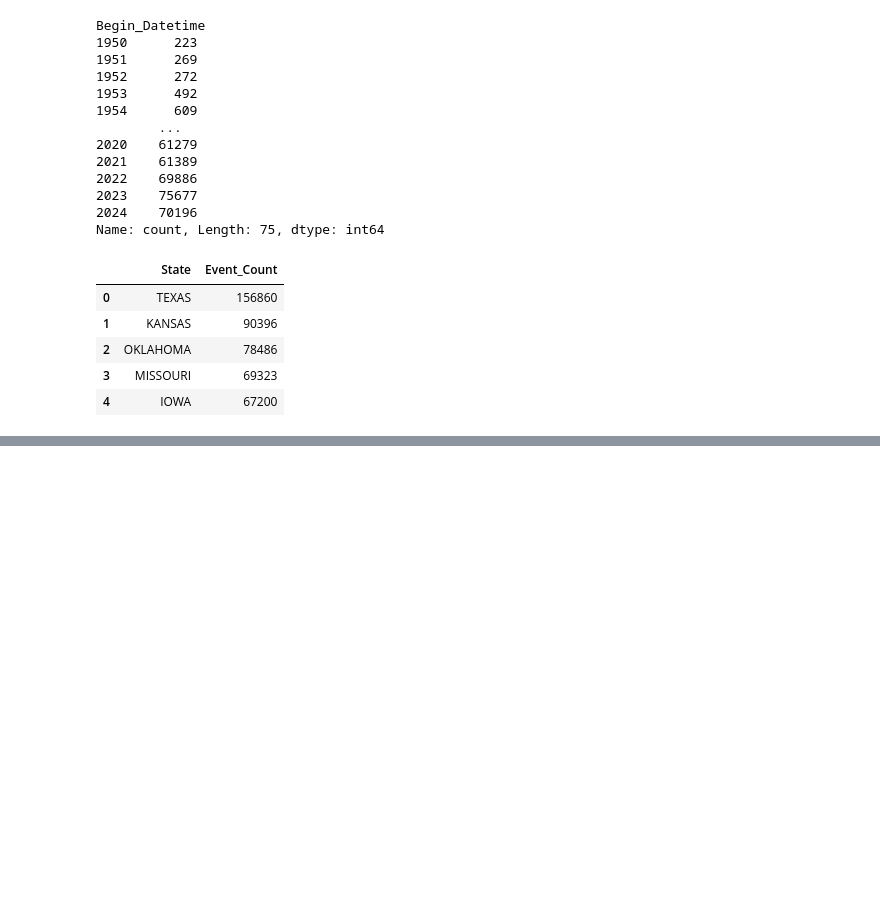
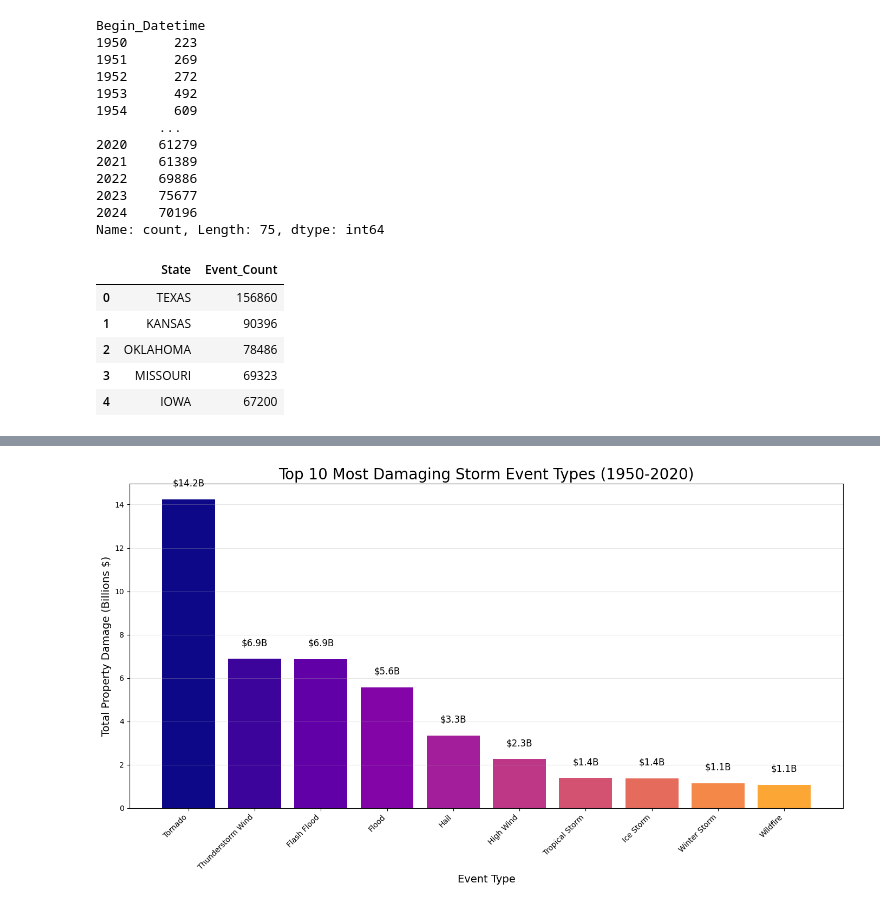
Before and after one commit to com-480-data-visualization/com-480-project-ca_roille_aux_states, a Jupyter notebook: EDA_Luc.ipynb, the cells around one changed output, grey strips where cells are left out. Cells and saved outputs as stored; diff of their text form; code cells hidden in the pictures; blank space fills up the shorter version.

```diff
--- a/EDA_Luc.ipynb
+++ b/EDA_Luc.ipynb
@@ -402,0 +323,26 @@ dfs[50].head(5)
+# %%
+# Filter to events with damage info, remove extreme outliers for better visualization
+damage_data = df_details[df_details['Damage_Property'] > 0].copy()
+damage_data = damage_data[damage_data['Damage_Property'] < damage_data['Damage_Property'].quantile(0.99)]
+
+# Sum damage by event type
+damage_by_type = damage_data.groupby('Event_Type')['Damage_Property'].sum().sort_values(ascending=False).head(10)
+
+plt.figure(figsize=(14, 8))
+bars = plt.bar(damage_by_type.index, damage_by_type.values / 1e9, color=plt.cm.plasma(np.linspace(0, 0.8, len(damage_by_type))))
+plt.title('Top 10 Most Damaging Storm Event Types (1950-2020)', fontsize=20)
+plt.xlabel('Event Type', fontsize=14)
+plt.ylabel('Total Property Damage (Billions $)', fontsize=14)
+plt.xticks(rotation=45, ha='right')
+plt.grid(axis='y', alpha=0.3)
+
+# Add damage labels on top of bars
+for bar in bars:
+    height = bar.get_height()
+    plt.text(bar.get_x() + bar.get_width()/2., height + 0.5,
+             f'${height:.1f}B', ha='center', va='bottom', fontsize=12)
+
+plt.tight_layout()
+plt.show()
+# %% [output]
+[figure, added]
```
Also changed, not shown: parts of 13 cells of this notebook.
